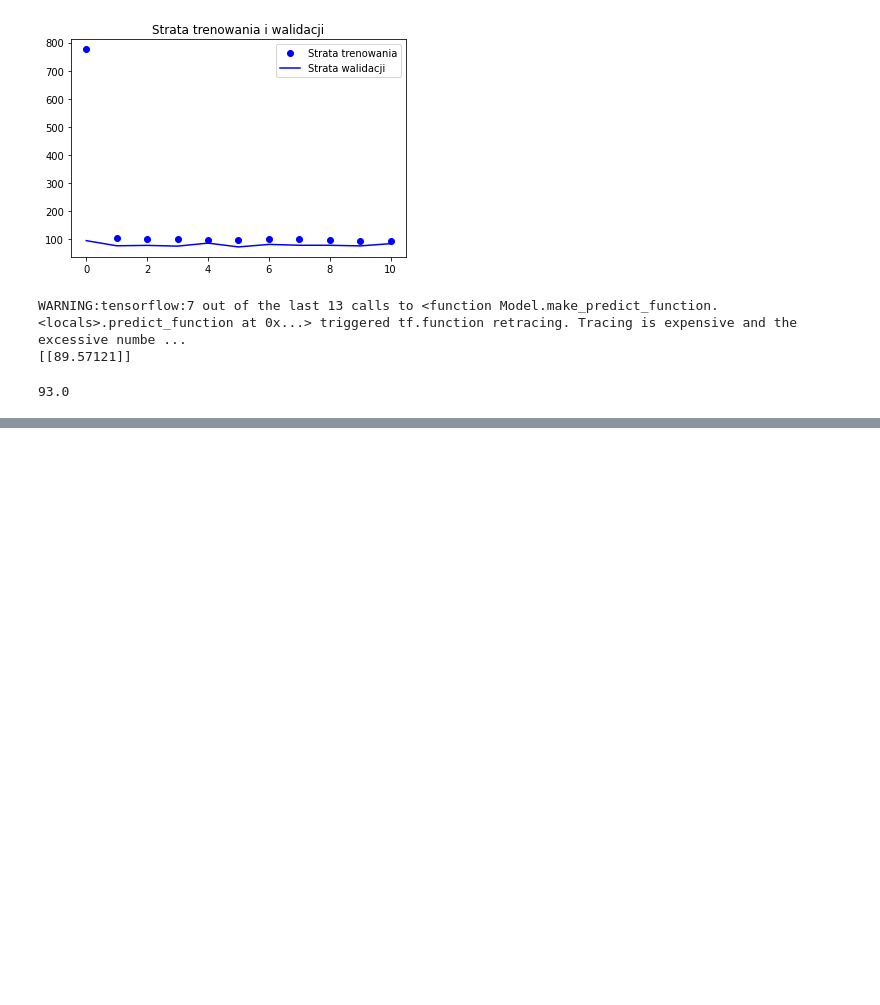
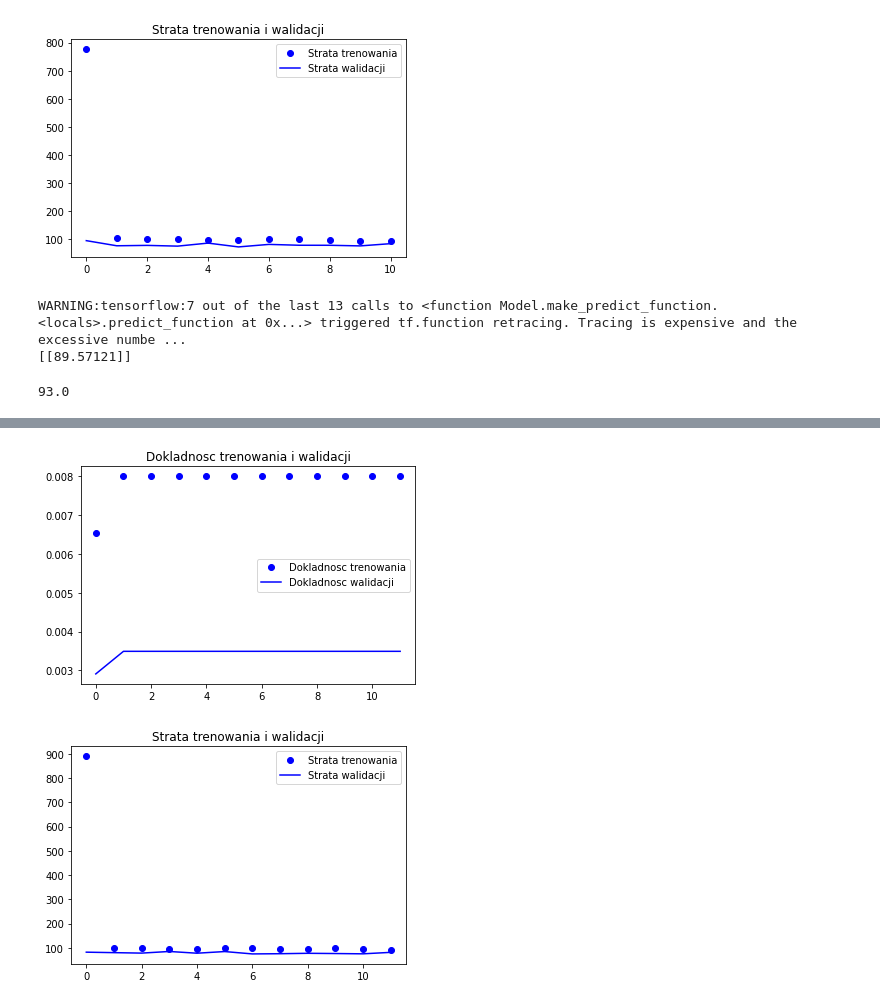
Before and after one commit to ciepielajan/SDA_SMOG_Wawelski, a Jupyter notebook: Jan/SDA_2021_04_24_Univariate LSTM Models.ipynb, the cells around one changed output, grey strips where cells are left out. Drawn from its saved outputs; the diff is of its cells as text; code cells hidden in the pictures; blank space fills up the shorter version.

```diff
--- a/Jan/SDA_2021_04_24_Univariate LSTM Models.ipynb
+++ b/Jan/SDA_2021_04_24_Univariate LSTM Models.ipynb
@@ -319,0 +324,20 @@ y[567]
+# %%
+# define model
+model = Sequential()
+model.add(Bidirectional(LSTM(50, activation='relu'), input_shape=(n_steps, n_features)))
+model.add(Dense(1))
+model.compile(optimizer='adam', loss='mse', metrics=["accuracy"])
+
+
+EarlyStop = EarlyStopping(monitor='val_loss',
+                          patience=5,
+                          verbose=1)
+
+history = model.fit(X,
+                    y,
+                    epochs=200,
+                    batch_size=64,
+                    validation_split=0.2,
+                    callbacks = [EarlyStop] )
+scores = model.evaluate(X, y)
+print(f"Accuracy {scores[1] * 100}")
@@ -319,0 +362,25 @@ y[567]
+# %%
+import matplotlib.pyplot as plt
+acc = history.history['accuracy']
+val_acc = history.history['val_accuracy']
+loss = history.history['loss']
+val_loss = history.history['val_loss']
+
+epochs = range(len(acc))
+
+plt.plot(epochs, acc, 'bo', label='Dokladnosc trenowania')
+plt.plot(epochs, val_acc, 'b', label='Dokladnosc walidacji')
+plt.title('Dokladnosc trenowania i walidacji')
+plt.legend()
+
+plt.figure()
+
+plt.plot(epochs, loss, 'bo', label='Strata trenowania')
+plt.plot(epochs, val_loss, 'b', label='Strata walidacji')
+plt.title('Strata trenowania i walidacji')
+plt.legend()
+
+plt.show()
+# %% [output]
+[figure, added]
+[figure, added]
```
Also changed, not shown: parts of 5 cells of this notebook.
